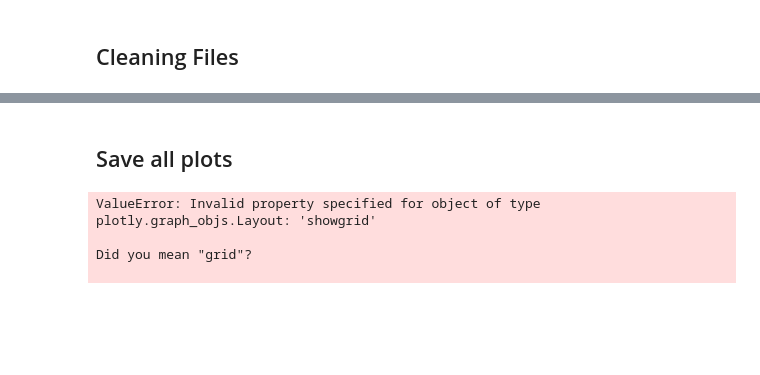
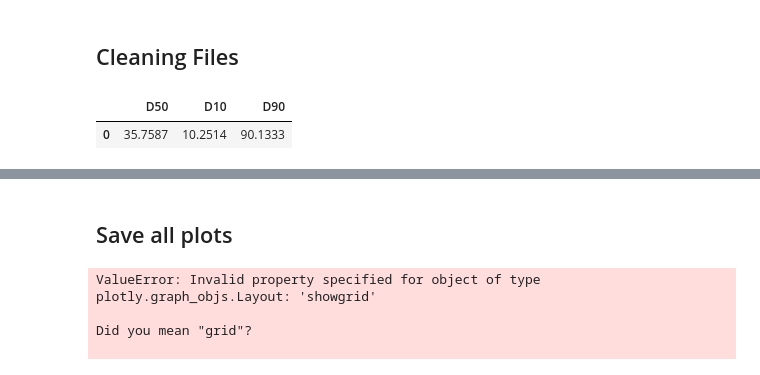
Before and after one commit to JuginPower/analyzer, a Jupyter notebook: frontplot.ipynb, the cells around one changed output, grey strips where cells are left out. Cells and saved outputs as stored; diff of their text form; code cells hidden in the pictures; blank space fills up the shorter version.

```diff
--- a/frontplot.ipynb
+++ b/frontplot.ipynb
@@ -36,2 +36,9 @@ files
 # %% [markdown]
 ## Cleaning Files
+# %%
+csv_loader.extract_d905010(csv_files[0])
+df_test = csv_loader.dataframe
+df_test.head()
+# %% [output]
+|  | D50 | D10 | D90 |
+| 0 | 35.7587 | 10.2514 | 90.1333 |
```
Also changed, not shown: parts of 10 cells of this notebook, 2 other files.
